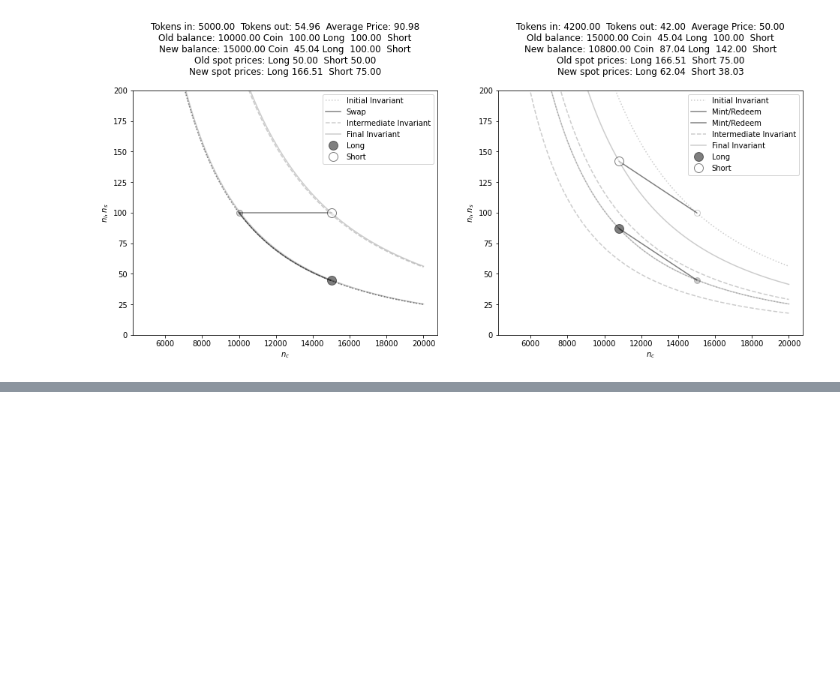
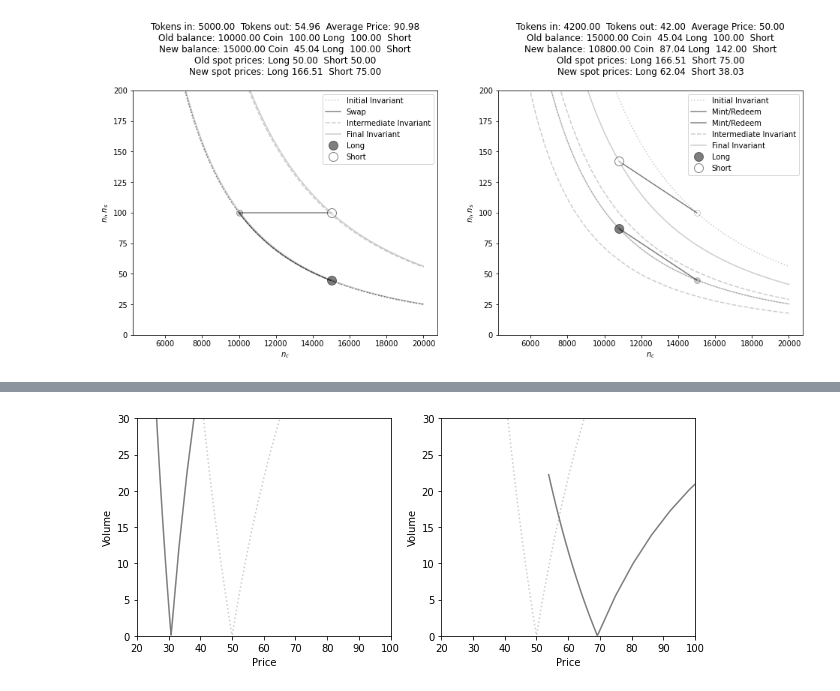
Before and after one commit to fetchai/mettalex-market-maker, a Jupyter notebook: amm_balancer.ipynb, the cells around one changed output, grey strips where cells are left out. Cells and saved outputs as stored; diff of their text form; code cells hidden in the pictures; blank space fills up the shorter version.

Commit message:
MEX-495 Add order book plots

```diff
--- a/amm_balancer.ipynb
+++ b/amm_balancer.ipynb
@@ -767,0 +675,42 @@ f.savefig('buy_long_mint.png', bbox_inches='tight')
+# %%
+def plot_orderbook(state, is_long=True, **plot_args):
+    tok_ind = 1 if is_long else 2
+
+    sell_volume = np.flip(np.linspace(float(state[tok_ind]/1000.), float(state[tok_ind]/2.), 20))
+    sell_price = np.array(
+        [perform_action('swap_to_coin', state, v, rebalance=False, from_long=is_long)[2]
+         for v in sell_volume]
+    )
+
+    buy_volume = np.linspace(float(state[0]/1000.), float(state[0]/2.), 20)
+    buy_price = np.array(
+        [perform_action('swap_from_coin', state, v, rebalance=False, to_long=is_long)[2]
+         for v in buy_volume]
+    )
+
+    _ = plt.plot(
+        np.concatenate([sell_price, buy_price]),
+        np.concatenate([sell_volume, buy_volume / buy_price]),
+        **plot_args)
+#     _ = plt.plot(buy_price, buy_volume / buy_price, **plot_args)  # Volume in position tokens
+# %%
+swap1_state = perform_action('swap_from_coin', initial_state, 5000, rebalance=True)
+# %%
+f = plt.figure(figsize=(10,4))
+_ = plt.subplot(1,2,1)
+plot_orderbook(initial_state, is_long=False, c='k', linestyle=':', alpha=0.2)
+plot_orderbook(swap1_state[0], is_long=False, c='k', linestyle='-', alpha=0.5)
+_ = plt.xlabel('Price')
+_ = plt.ylabel('Volume')
+_ = plt.xlim((20,100))
+_ = plt.ylim((0, 30))
+
+_ = plt.subplot(1,2,2)
+plot_orderbook(initial_state, is_long=True, c='k', linestyle=':', alpha=0.2)
+plot_orderbook(swap1_state[0], is_long=True, c='k', linestyle='-', alpha=0.5)
+_ = plt.xlabel('Price')
+_ = plt.ylabel('Volume')
+_ = plt.xlim((20,100))
+_ = plt.ylim((0, 30))
+# %% [output]
+[figure, added]
```
Also changed, not shown: parts of 14 cells of this notebook, 1 other file.
